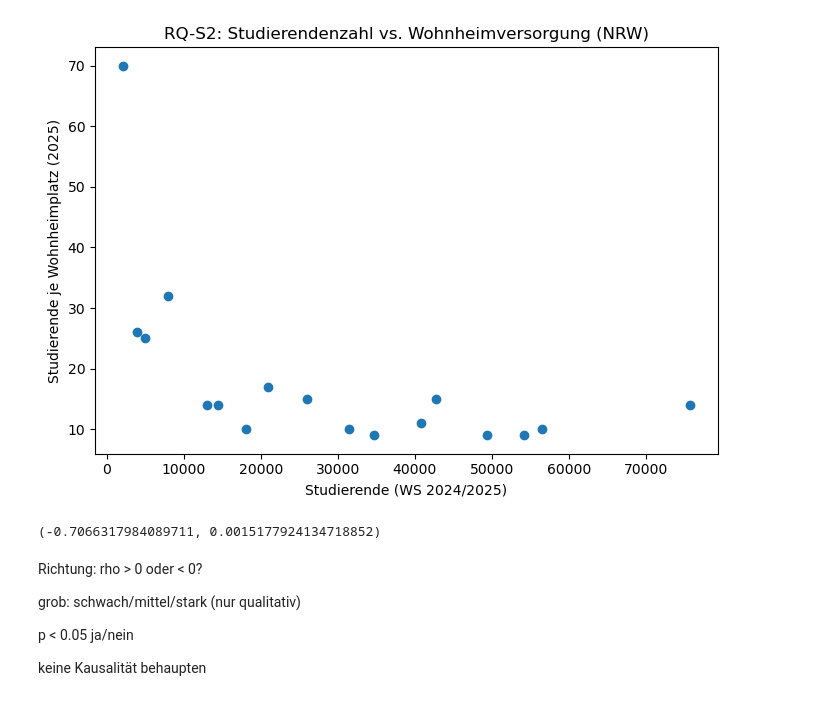
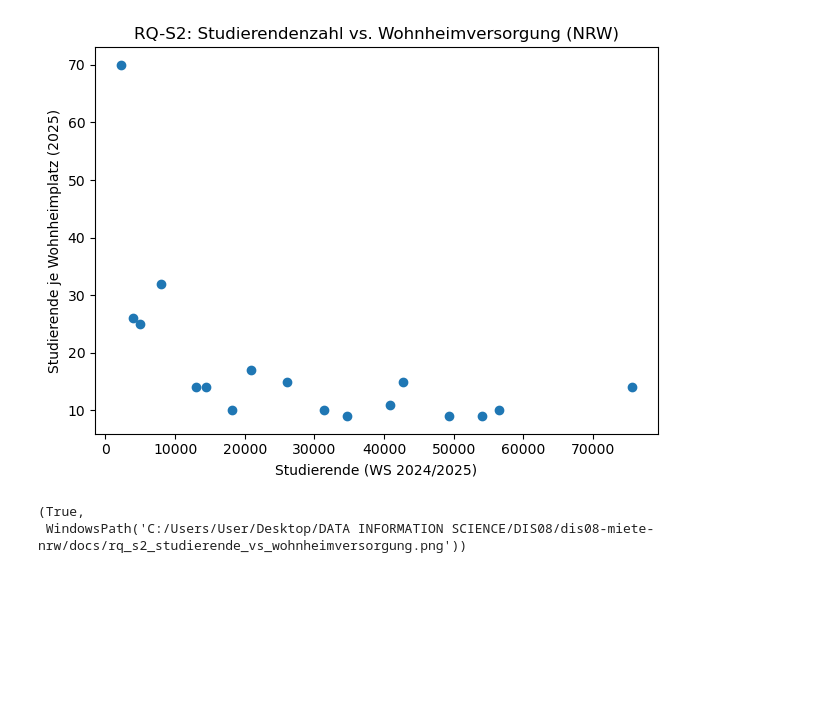
Before and after one commit to LionIron/dis08-miete-nrw, a Jupyter notebook: notebooks/student_housing/03_explore_student_housing.ipynb, the cells around one changed output. Drawn from its saved outputs; the diff is of its cells as text; code cells hidden in the pictures; blank space fills up the shorter version.

Commit message:
Final: Ergebnisse und Dokumentation (Mieten NRW + Student Housing)

```diff
--- a/notebooks/student_housing/03_explore_student_housing.ipynb
+++ b/notebooks/student_housing/03_explore_student_housing.ipynb
@@ -12,0 +9,9 @@ import matplotlib.pyplot as plt
+# %%
+import pandas as pd
+import numpy as np
+from pathlib import Path
+from scipy.stats import spearmanr
+import matplotlib.pyplot as plt
+
+path_nrw = Path("../../data/processed/student_housing_nrw_scrub.csv")
+path_nrw.exists(), path_nrw.resolve()
@@ -129,25 +130,27 @@ Mietpreise sind nicht berücksichtigt.
 # %%
-plt.figure(figsize=(7, 5))
-plt.scatter(df_nrw["studierende_ws_2024_2025"], df_nrw["studierende_je_wohnheimplatz_2025"])
+plt.figure()
+plt.scatter(
+    df_nrw["studierende_ws_2024_2025"],
+    df_nrw["studierende_je_wohnheimplatz_2025"]
+)
 plt.xlabel("Studierende (WS 2024/2025)")
 plt.ylabel("Studierende je Wohnheimplatz (2025)")
 plt.title("RQ-S2: Studierendenzahl vs. Wohnheimversorgung (NRW)")
 plt.tight_layout()
+
+from pathlib import Path
+import matplotlib.pyplot as plt
+
+docs_path = Path("../../docs")
+docs_path.mkdir(parents=True, exist_ok=True)
+
+file_path = docs_path / "rq_s2_studierende_vs_wohnheimversorgung.png"
+
+plt.savefig(file_path, dpi=300, bbox_inches="tight")
 plt.show()
+
+file_path.exists(), file_path.resolve()
 # %% [output]
-[figure, old version]
+[figure, new version]
+(True,
+ WindowsPath('C:/Users/User/Desktop/DATA INFORMATION SCIENCE/DIS08/dis08-miete-nrw/docs/rq_s2_studierende_vs_wohnheimversorgung.png'))
-# %%
-from scipy.stats import spearmanr
-
-rho, p = spearmanr(df_nrw["studierende_ws_2024_2025"], df_nrw["studierende_je_wohnheimplatz_2025"])
-rho, p
-# %% [output]
-(-0.7066317984089711, 0.0015177924134718852)
-# %% [markdown]
-Richtung: rho > 0 oder < 0?
-
-grob: schwach/mittel/stark (nur qualitativ)
-
-p < 0.05 ja/nein
-
-keine Kausalität behaupten
```
Also changed, not shown: parts of 19 cells of this notebook, 26 other files.
